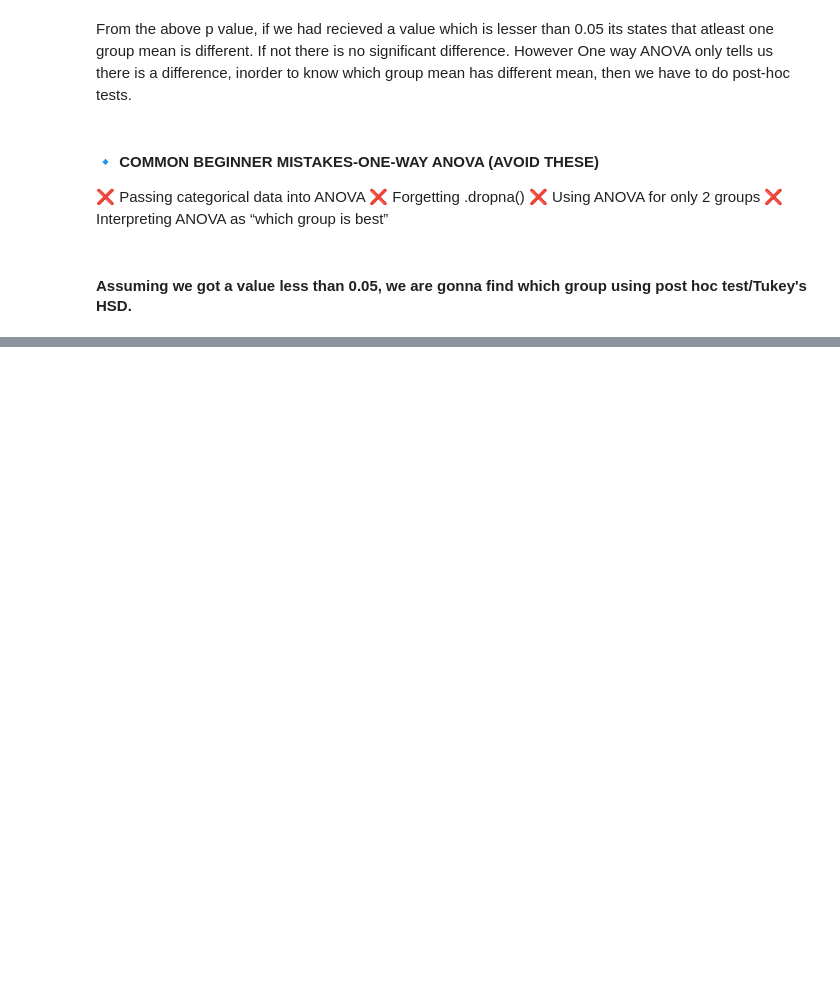
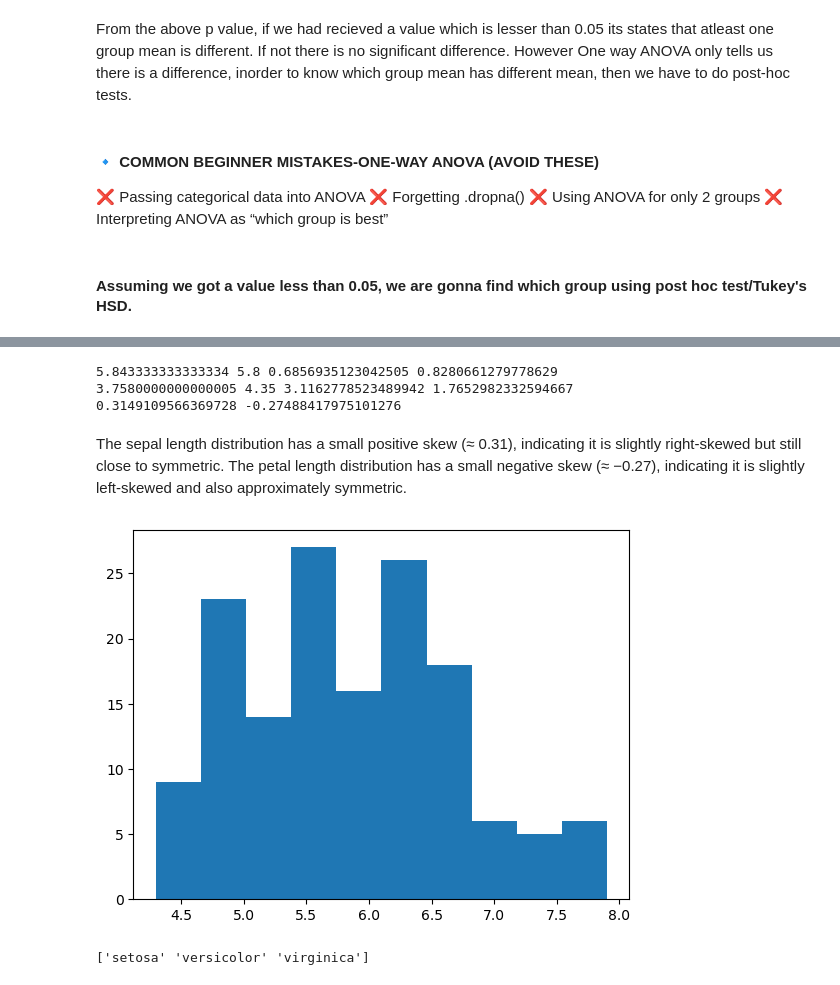
Before and after one commit to thomasneeva04/Data-Science---Learning, a Jupyter notebook: Week12/Practiced.ipynb, the cells around one changed output, grey strips where cells are left out. Saved outputs shown, nothing was run; the diff lists cells and outputs as text; code cells hidden in the pictures; blank space fills up the shorter version.

```diff
--- a/Week12/Practiced.ipynb
+++ b/Week12/Practiced.ipynb
@@ -142,0 +457,5 @@ print(tukey)
+# %%
+import seaborn as sns
+
+df=sns.load_dataset("iris")
+df.head()
@@ -142,0 +469,38 @@ print(tukey)
+# %%
+mean_s=df['sepal_length'].mean()
+median_s=df['sepal_length'].median()
+var_s=df['sepal_length'].var()
+std_s=df['sepal_length'].std()
+
+print(mean_s, median_s, var_s, std_s)
+
+mean_p=df['petal_length'].mean()
+median_p=df['petal_length'].median()
+var_p=df['petal_length'].var()
+std_p=df['petal_length'].std()
+
+print(mean_p, median_p, var_p, std_p)
+
+skew_s=df['sepal_length'].skew()
+skew_p=df['petal_length'].skew()
+print(skew_s,skew_p)
+# %% [output]
+5.843333333333334 5.8 0.6856935123042505 0.8280661279778629
+3.7580000000000005 4.35 3.1162778523489942 1.7652982332594667
+0.3149109566369728 -0.27488417975101276
+# %% [markdown]
+The sepal length distribution has a small positive skew (≈ 0.31), indicating it is slightly right-skewed but still close to symmetric. The petal length distribution has a small negative skew (≈ −0.27), indicating it is slightly left-skewed and also approximately symmetric.
+# %%
+import matplotlib.pyplot as plt
+plt.hist(df['sepal_length'])
+plt.show()
+# %% [output]
+[figure, added]
+# %%
+from scipy.stats import f_oneway
+
+print(df['species'].unique())
+
+setosa_m=df[df['species']=='setosa']['
+# %% [output]
+['setosa' 'versicolor' 'virginica']
```
Also changed, not shown: parts of 39 cells of this notebook, 1 other file.
